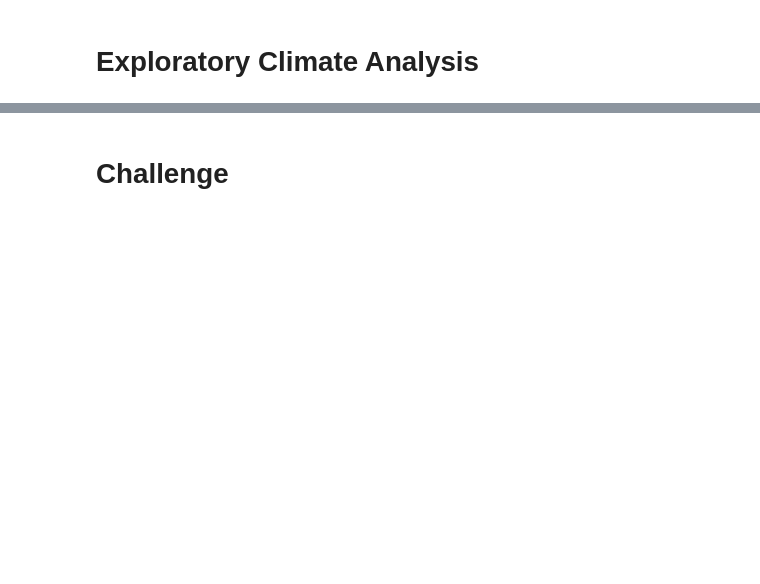
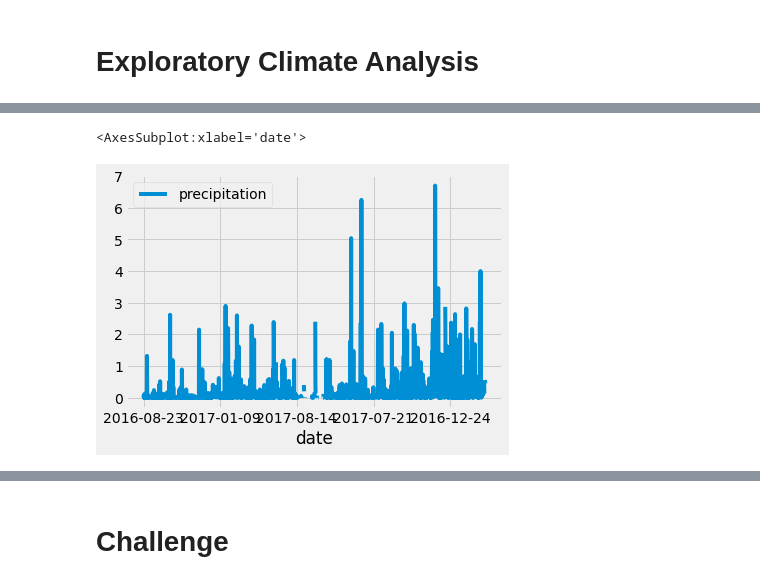
Before and after one commit to fertigrm/surfs_up, a Jupyter notebook: climate_analysis.ipynb, the cells around one changed output, grey strips where cells are left out. Drawn from its saved outputs; the diff is of its cells as text; code cells hidden in the pictures; blank space fills up the shorter version.

```diff
--- a/climate_analysis.ipynb
+++ b/climate_analysis.ipynb
@@ -49,2 +91,7 @@ Base.prepare(engine, reflect=True)
+# %%
+df.plot()
+# %% [output]
+<AxesSubplot:xlabel='date'>
+[figure, added]
 # %%
 # Use Pandas to calcualte the summary statistics for the precipitation data
```
Also changed, not shown: parts of 8 cells of this notebook.
